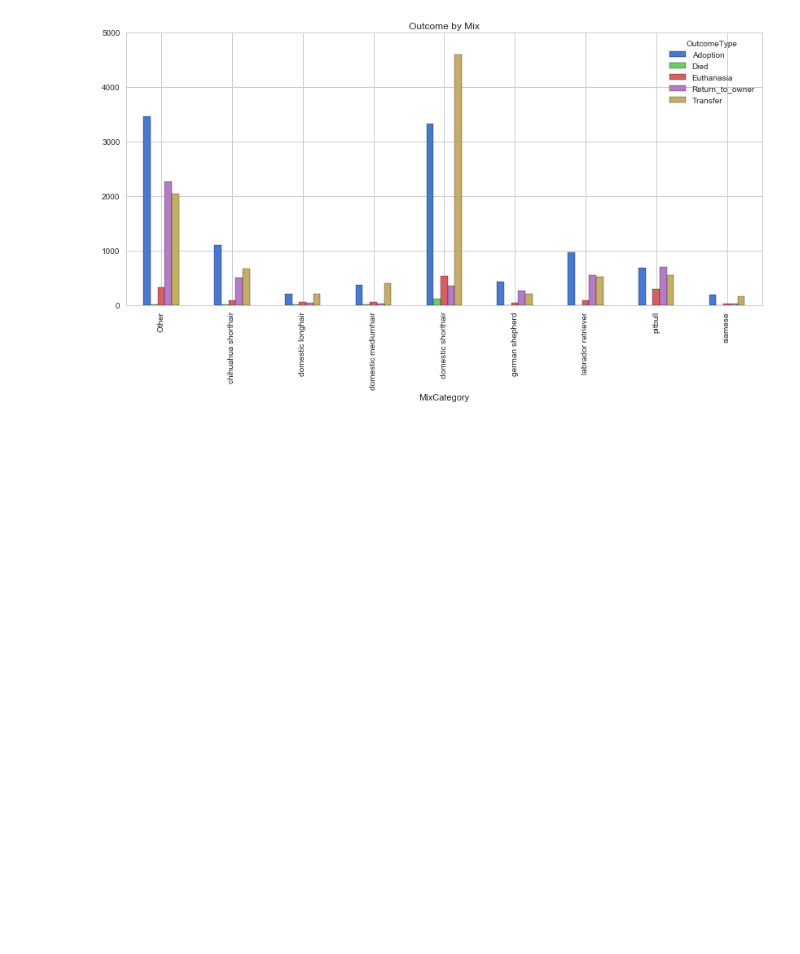
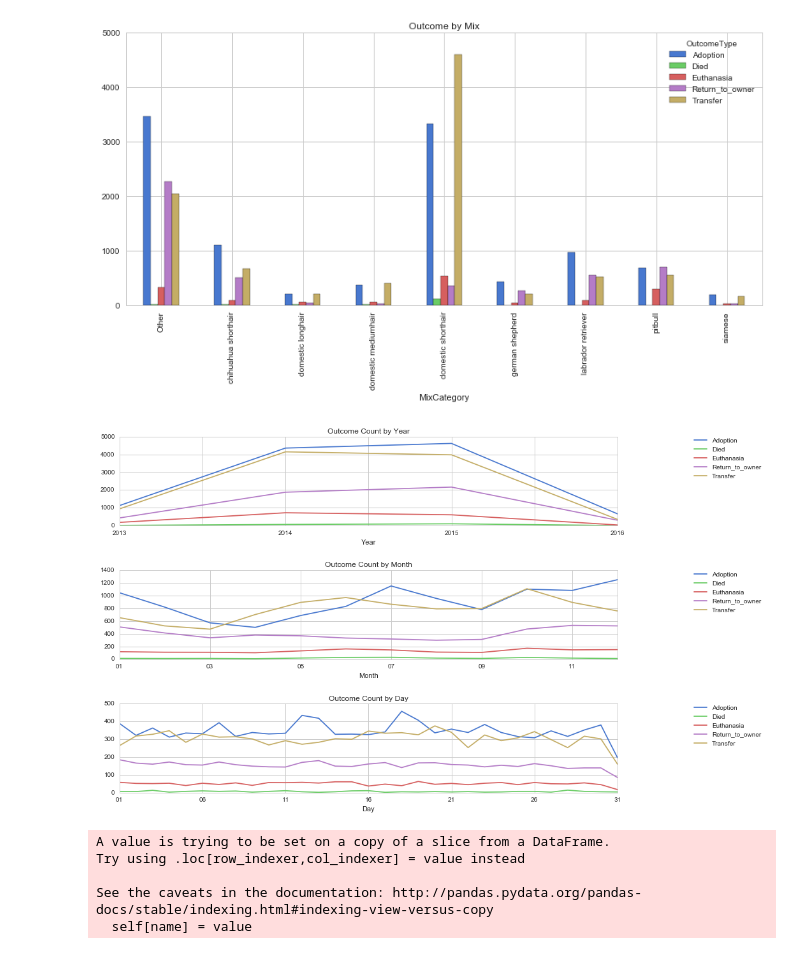
Before and after one commit to bljustice/kaggle, a Jupyter notebook: spca/spca_eda.ipynb, the cells around one changed output. Saved outputs shown, nothing was run; the diff lists cells and outputs as text; code cells hidden in the pictures; blank space fills up the shorter version.

Commit message:
Added outcome by date plots to bottom of notebook

```diff
--- a/spca/spca_eda.ipynb
+++ b/spca/spca_eda.ipynb
@@ -264,3 +264,31 @@ train_df.groupby(['OutcomeType', 'MixCategory']).count().unstack('OutcomeType').
                                                                                               title='Outcome by Mix');
 # %% [output]
 [figure]
+# %%
+datetime_df = train_df.DateTime.astype(str).str.replace(' .*', '').str.split("-", expand=True)
+datetime_df.columns = ['Year', 'Month', 'Day']
+time_df = pd.concat([train_df[['AnimalID', 'DateTime', 'OutcomeType']], datetime_df], axis=1)
+# %%
+#plot outcome by month, day, and year
+f, ((ax1, ax2, ax3)) = plt.subplots(ncols=1, nrows=3, sharex=False, sharey=False)
+time_df.groupby(['Year', 'OutcomeType']).count().AnimalID.unstack('OutcomeType').plot(kind='line', figsize=(14, 10), ax=ax1)
+time_df.groupby(['Month', 'OutcomeType']).count().AnimalID.unstack('OutcomeType').plot(kind='line', figsize=(14, 10), ax=ax2)
+time_df.groupby(['Day', 'OutcomeType']).count().AnimalID.unstack('OutcomeType').plot(kind='line', figsize=(14, 10), ax=ax3)
+f.subplots_adjust(hspace=.5)
+ax1.set_title('Outcome Count by Year')
+ax2.set_title('Outcome Count by Month')
+ax3.set_title('Outcome Count by Day')
+ax1.legend(bbox_to_anchor=(1.3, 1.05))
+ax2.legend(bbox_to_anchor=(1.3, 1.05))
+ax3.legend(bbox_to_anchor=(1.3, 1.05));
+# %% [output]
+[figure, added]
+# %%
+no_hours = train_df[['AnimalID', 'OutcomeType', 'DateTime']]
+no_hours.DateTime = no_hours.DateTime.astype(str).str.replace(' .*', '')
+# %% [output]
+A value is trying to be set on a copy of a slice from a DataFrame.
+Try using .loc[row_indexer,col_indexer] = value instead
+
+See the caveats in the documentation: http://pandas.pydata.org/pandas-docs/stable/indexing.html#indexing-view-versus-copy
+  self[name] = value
```
Also changed, not shown: parts of 3 cells of this notebook.
